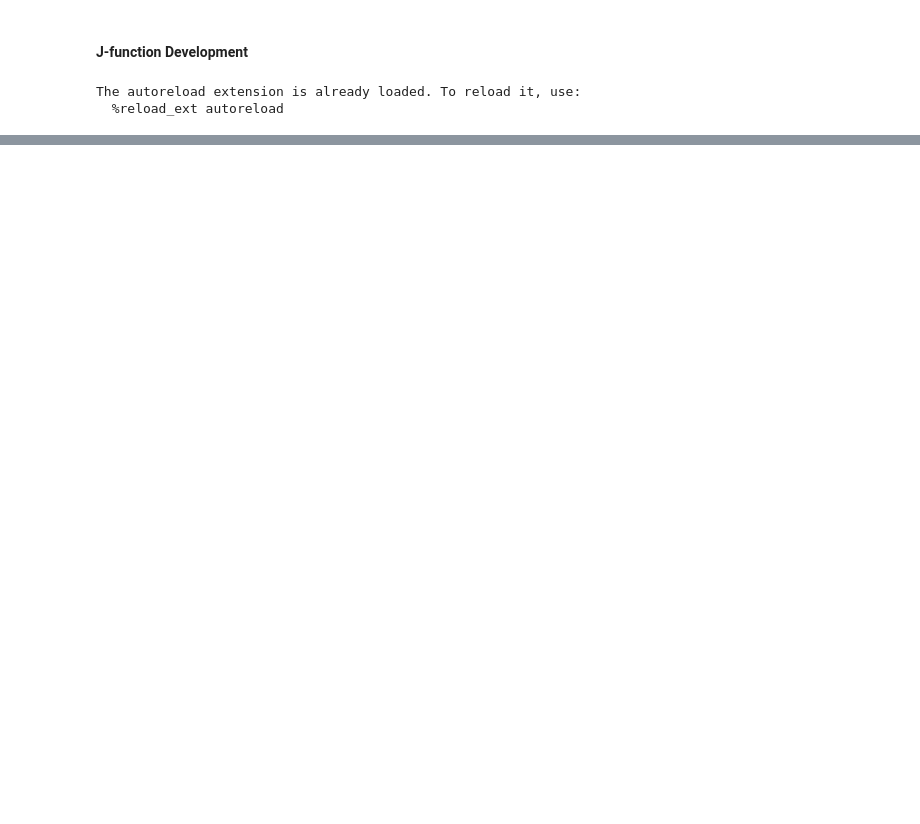
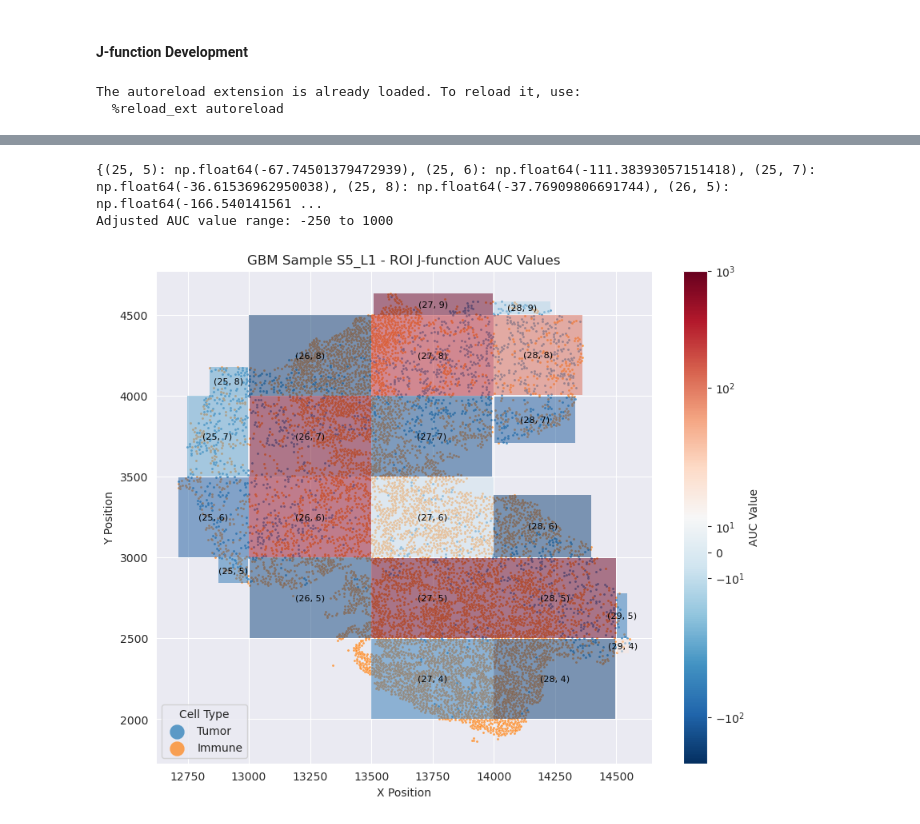
Before and after one commit to emmachancellor/ExtendedCorrelationFunctions_ECD, a Jupyter notebook: j_function.ipynb, the cells around one changed output, grey strips where cells are left out. Cells and saved outputs as stored; diff of their text form; code cells hidden in the pictures; blank space fills up the shorter version.

Commit message:
Add j-function calculations

```diff
--- a/j_function.ipynb
+++ b/j_function.ipynb
@@ -140,8 +434,8 @@ def calculate_j_function(data_path=None,
 # %%
 # Load in CSV as dataframe
-sample_df = pd.read_csv('/home/ecdyer/labshare/PROJECTS/SPATIAL_STATS/data/P2_BTC/S2.csv')
+sample_df = pd.read_csv('/home/ecdyer/labshare/PROJECTS/SPATIAL_STATS/data/P2_BTC/S5_L1.csv')
 
-j_functions, j_function_dict = calculate_j_function(df=sample_df,
+j_functions, j_function_dict, summary_dict = calculate_j_function(df=sample_df,
                  distance_cols=['x_centroid', 'y_centroid'],
                  cell_a_label=0,
                  cell_b_label=1,
@@ -150,7 +444,7 @@ j_functions, j_function_dict = calculate_j_function(df=sample_df,
                  cell_label_col='tumor_immune',
                  r_max=300,
                  dr=5,
-                 return_bboxes=True)
-
-print(j_function_dict)
+                 return_bboxes=True,
+                 plot_j_function=False,
+                 return_summary=True)
 # %% [output]
@@ -173,0 +710,48 @@ Calculating perturbed intensity matrix for ROI:  (65, 5) for  11  of  23  ROIs
+# %%
+j_function_auc = summary_dict['AUC']
+bboxes = summary_dict['bbox']
+
+# Create dictionary mapping coordinates to bounding boxes
+bbox_dict = {}
+for i in range(len(summary_dict['roi_coordinates'])):
+    bbox_dict[summary_dict['roi_coordinates'][i]] = summary_dict['bbox'][i]
+
+# Create dictionary mapping coordinates to auc
+auc_dict = {}
+for i in range(len(summary_dict['roi_coordinates'])):
+    auc_dict[summary_dict['roi_coordinates'][i]] = summary_dict['AUC'][i]
+
+print(auc_dict)
+
+# Plot Heatmap with Explainer Values
+
+# Define custom legend and scatter plot options
+legend_options = {
+    'title': 'Cell Type',
+    'markerscale': 6,
+    'loc': 'lower left',
+    'fontsize': 10
+}
+
+scatter_options = {
+    's': 5,
+    'zorder': 2,
+    'alpha': 0.7  # Additional scatter plot options
+}
+
+# Call the function with custom options
+plot_jfunc_auc_roi_explanations(
+    data_dict=auc_dict,
+    sample_df=sample_df,
+    bboxes=bbox_dict,
+    legend_kwargs=legend_options,
+    scatter_kwargs=scatter_options,
+    title='GBM Sample S5_L1 - ROI J-function AUC Values',
+    save_path='/home/ecdyer/labshare/PROJECTS/SPATIAL_STATS/figures/heatmaps/s5_l1_smallroi_cell_positions_with_j_function_auc_values.png',
+    dpi=300,
+    bbox_inches='tight'
+)
+# %% [output]
+{(25, 5): np.float64(-67.74501379472939), (25, 6): np.float64(-111.38393057151418), (25, 7): np.float64(-36.61536962950038), (25, 8): np.float64(-37.76909806691744), (26, 5): np.float64(-166.540141561 ...
+Adjusted AUC value range: -250 to 1000
+[figure, added]
```
Also changed, not shown: parts of 7 cells of this notebook, 1 other file.
